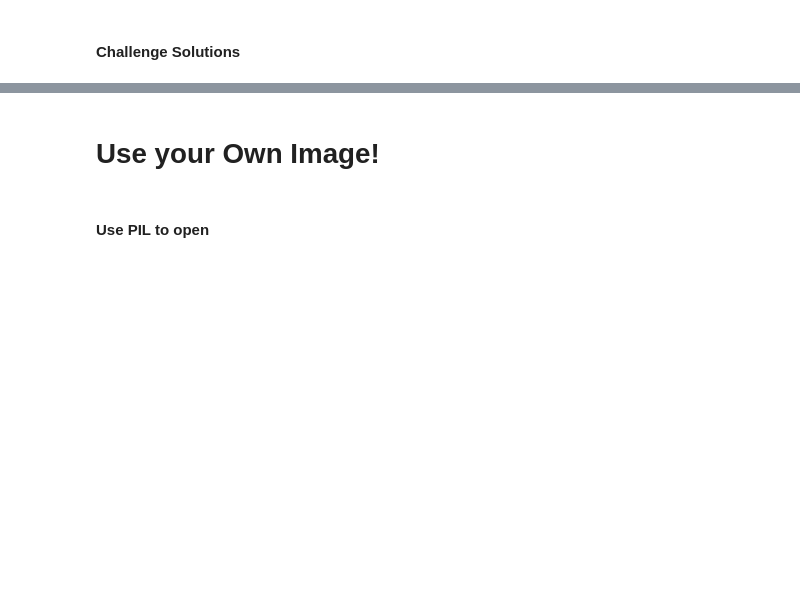
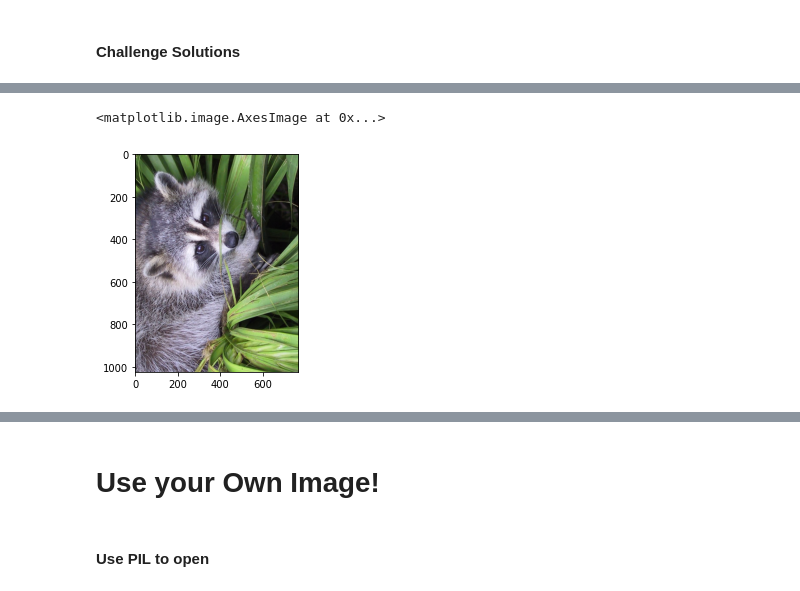
Before and after one commit to LFCamacho-dev/Computation-with-NumPy, a Jupyter notebook: Computation_with_NumPy_and_N_Dimensional_Arrays.ipynb, the cells around one changed output, grey strips where cells are left out. Drawn from its saved outputs; the diff is of its cells as text; code cells hidden in the pictures; blank space fills up the shorter version.

```diff
--- a/Computation_with_NumPy_and_N_Dimensional_Arrays.ipynb
+++ b/Computation_with_NumPy_and_N_Dimensional_Arrays.ipynb
@@ -270,0 +354,5 @@ grey_vals = np.array([0.2126, 0.7152, 0.0722])
+# %%
+plt.imshow(np.rot90(img))
+# %% [output]
+<matplotlib.image.AxesImage at 0x...>
+[figure, added]
```
Also changed, not shown: parts of 22 cells of this notebook.
